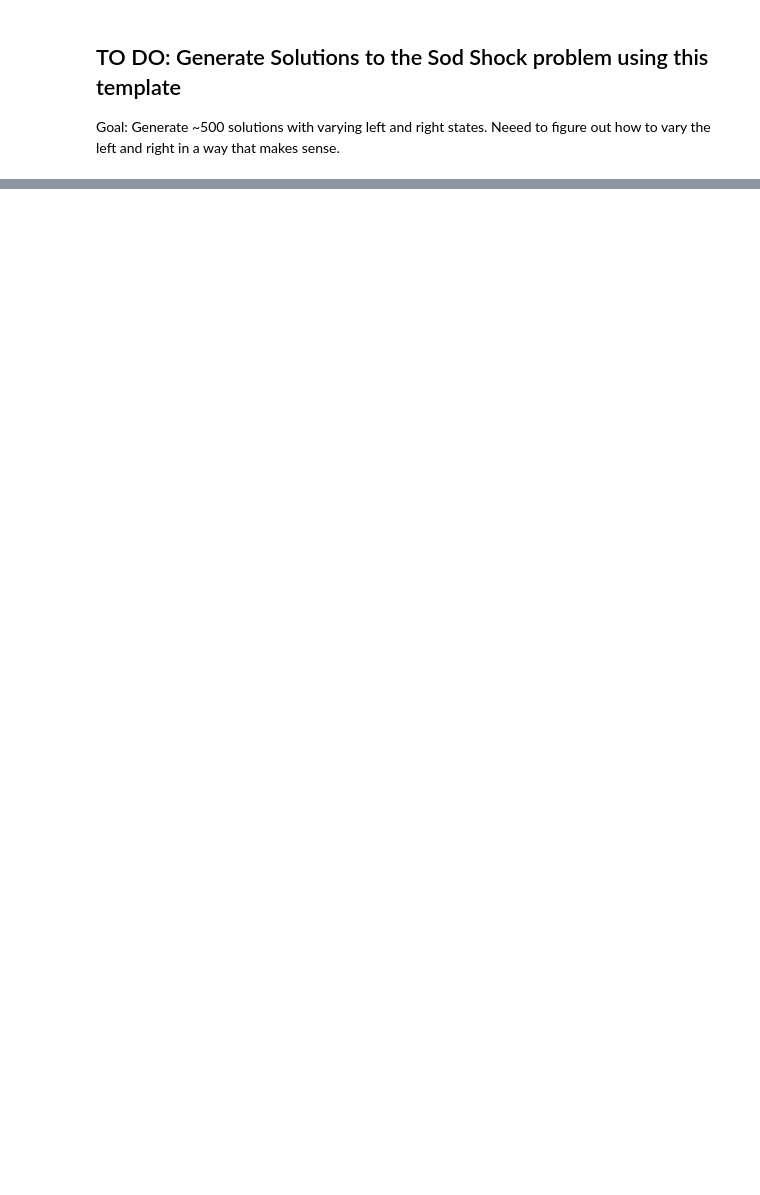
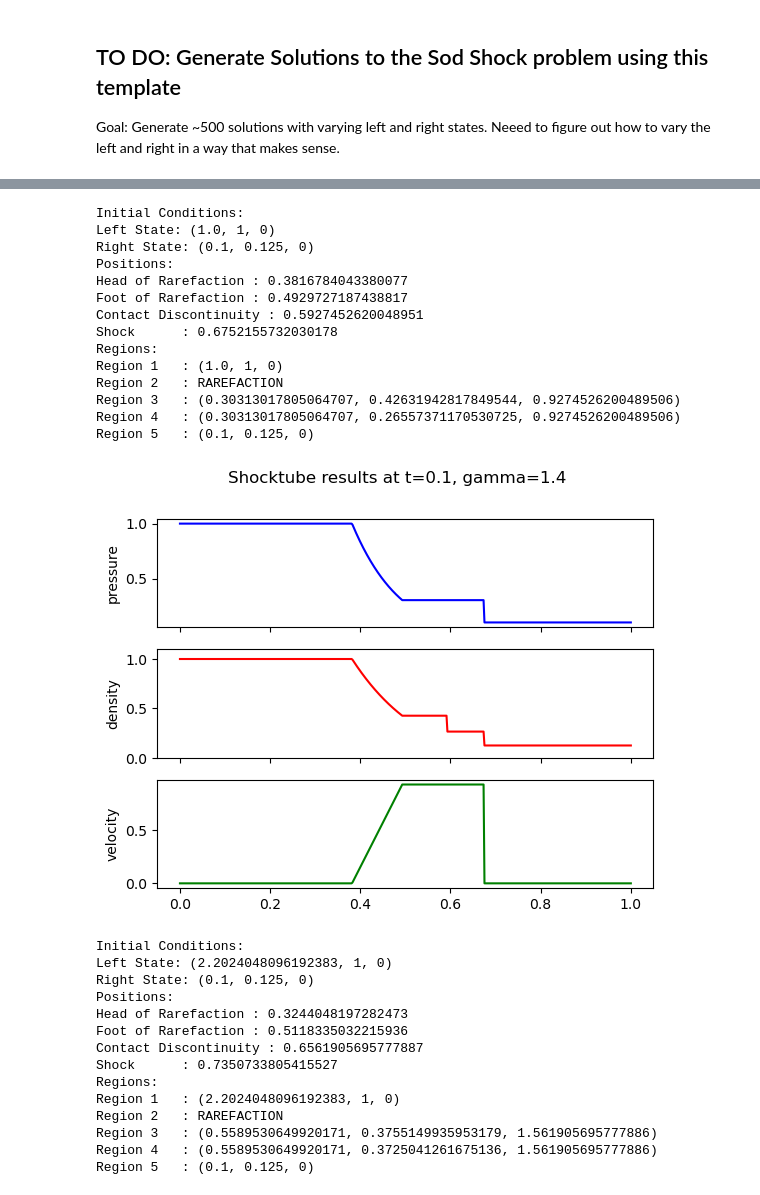
Before and after one commit to wang-roy/ENM_5320_Final_Project, a Jupyter notebook: generate_sodshock_sols.ipynb, the cells around one changed output, grey strips where cells are left out. Drawn from its saved outputs; the diff is of its cells as text; code cells hidden in the pictures; blank space fills up the shorter version.

```diff
--- a/generate_sodshock_sols.ipynb
+++ b/generate_sodshock_sols.ipynb
@@ -33,0 +81,8 @@ generate_sod_shock_solutions(np.linspace(0.1, 50, 500), np.linspace(0.1, 50, 500
+# %%
+with open("sod_shock_dataset.pkl", "rb") as f:
+    solutions = pkl.load(f)
+
+sol_400 = solutions[399]
+init_conditions, positions, regions, values = sol_400
+
+values
@@ -33,0 +107,66 @@ generate_sod_shock_solutions(np.linspace(0.1, 50, 500), np.linspace(0.1, 50, 500
+# %%
+for n in [0, 150, 250, 350, 499]:
+    #rng = np.random.default_rng()
+    #n = rng.integers(0, 500)
+    solution = solutions[n]
+    init_conditions, positions, regions, values = solution[0], solution[1], solution[2], solution[3]
+    # Printing initial conditions
+    print("Initial Conditions:")
+    print("Left State: " + str(init_conditions[0]))
+    print("Right State: " + str(init_conditions[1]))
+    # Printing positions
+    print('Positions:')
+    for desc, vals in positions.items():
+        print('{0:10} : {1}'.format(desc, vals))
+
+    # Printing p, rho and u for regions
+    print('Regions:')
+    for region, vals in sorted(regions.items()):
+        print('{0:10} : {1}'.format(region, vals))
+
+    # Finally, let's plot the solutions
+    f, axarr = plt.subplots(3, sharex=True)
+
+    axarr[0].plot(values['x'], values['p'], linewidth=1.5, color='b')
+    axarr[0].set_ylabel('pressure')
+    # axarr[0].set_ylim(0, 5.1)
+
+    axarr[1].plot(values['x'], values['rho'], linewidth=1.5, color='r')
+    axarr[1].set_ylabel('density')
+    axarr[1].set_ylim(0, 1.1)
+
+    axarr[2].plot(values['x'], values['u'], linewidth=1.5, color='g')
+    axarr[2].set_ylabel('velocity')
+
+    plt.suptitle('Shocktube results at t={0}, gamma={1}'.format(0.1, 1.4))
+    plt.show()
+# %% [output]
+Initial Conditions:
+Left State: (1.0, 1, 0)
+Right State: (0.1, 0.125, 0)
+Positions:
+Head of Rarefaction : 0.3816784043380077
+Foot of Rarefaction : 0.4929727187438817
+Contact Discontinuity : 0.5927452620048951
+Shock      : 0.6752155732030178
+Regions:
+Region 1   : (1.0, 1, 0)
+Region 2   : RAREFACTION
+Region 3   : (0.30313017805064707, 0.42631942817849544, 0.9274526200489506)
+Region 4   : (0.30313017805064707, 0.26557371170530725, 0.9274526200489506)
+Region 5   : (0.1, 0.125, 0)
+[figure, added]
+Initial Conditions:
+Left State: (2.2024048096192383, 1, 0)
+Right State: (0.1, 0.125, 0)
+Positions:
+Head of Rarefaction : 0.3244048197282473
+Foot of Rarefaction : 0.5118335032215936
+Contact Discontinuity : 0.6561905695777887
+Shock      : 0.7350733805415527
+Regions:
+Region 1   : (2.2024048096192383, 1, 0)
+Region 2   : RAREFACTION
+Region 3   : (0.5589530649920171, 0.3755149935953179, 1.561905695777886)
+Region 4   : (0.5589530649920171, 0.3725041261675136, 1.561905695777886)
+Region 5   : (0.1, 0.125, 0)
```
Also changed, not shown: parts of 6 cells of this notebook, 1 other file.
